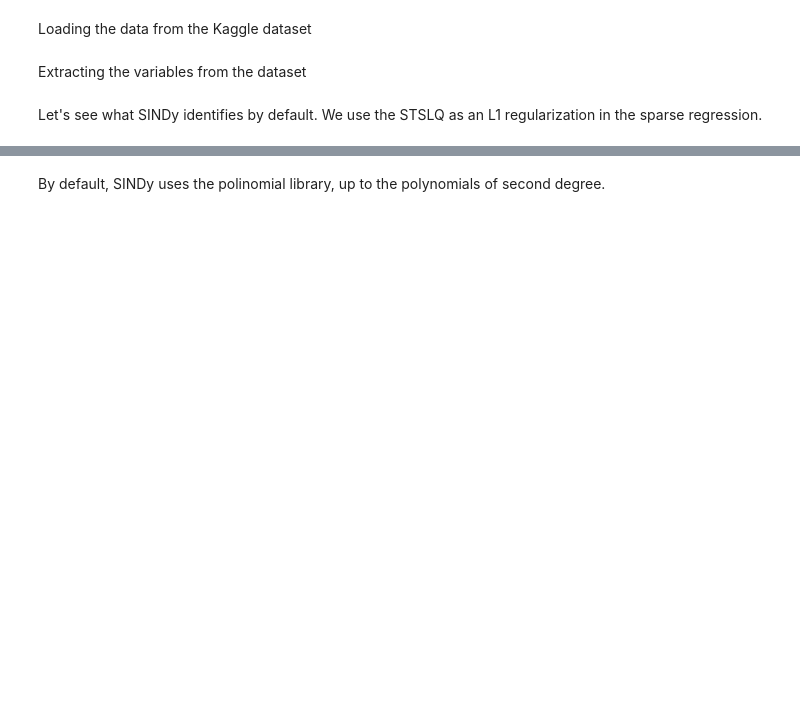
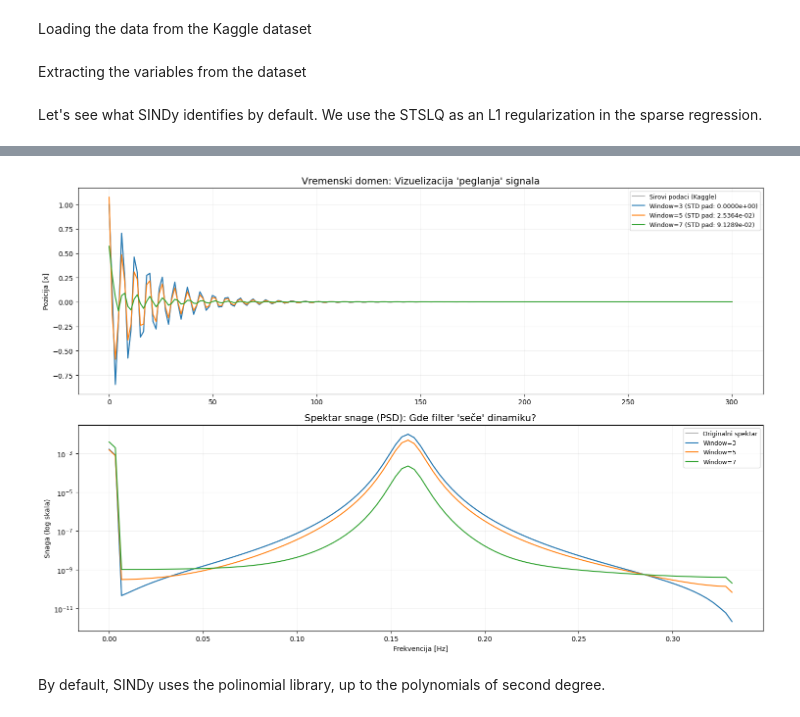
Before and after one commit to luka-lehotski/SINDy-rs, a Jupyter notebook: intro.ipynb, the cells around one changed output, grey strips where cells are left out. Cells and saved outputs as stored; diff of their text form; code cells hidden in the pictures; blank space fills up the shorter version.

Commit message:
Update with filter analysis

```diff
--- a/intro.ipynb
+++ b/intro.ipynb
@@ -43,3 +64,58 @@ Model score (R^2): 0.9539238386570577
+# %%
+from scipy import signal
+from scipy.signal import savgol_filter
+
+def analyze_filter(t, x_raw, window_lengths):
+    plt.figure(figsize=(15, 10))
+
+    # 1. Plot u vremenskom domenu (Zoom na jedan deo oscilacije)
+    plt.subplot(2, 1, 1)
+    plt.plot(t[:300], x_raw[:300], 'k', alpha=0.3, label='Sirovi podaci (Kaggle)')
+
+    # 2. Plot u frekventnom domenu (PSD)
+    plt.subplot(2, 1, 2)
+    fs = 1/(t[1]-t[0])
+    f, Pxx_den = signal.welch(x_raw, fs=fs)
+    plt.semilogy(f, Pxx_den, 'k', alpha=0.3, label='Originalni spektar')
+
+    for w in window_lengths:
+        # DIREKTNA PRIMENA SAVGOL FILTERA
+        # polyorder mora biti manji od window_length
+        x_filtered = savgol_filter(x_raw, window_length=w, polyorder=2)
+
+        # Izračunavanje pada STD devijacije
+        # Što je ovaj broj veći, to smo više "ispeglo" korisnih informacija
+        std_diff = np.std(x_raw) - np.std(x_filtered)
+
+        # Vremenski domen plot
+        plt.subplot(2, 1, 1)
+        plt.plot(t[:300], x_filtered[:300], label=f'Window={w} (STD pad: {std_diff:.4e})')
+
+        # Frekventni domen plot
+        f_filt, Pxx_filt = signal.welch(x_filtered, fs=fs)
+        plt.subplot(2, 1, 2)
+        plt.semilogy(f_filt, Pxx_filt, label=f'Window={w}')
+
+    plt.subplot(2, 1, 1)
+    plt.title("Vremenski domen: Vizuelizacija 'peglanja' signala", fontsize=14)
+    plt.ylabel("Pozicija [x]")
+    plt.legend(loc='upper right', fontsize=9)
+    plt.grid(True, alpha=0.2)
+
+    plt.subplot(2, 1, 2)
+    plt.title("Spektar snage (PSD): Gde filter 'seče' dinamiku?", fontsize=14)
+    plt.xlabel('Frekvencija [Hz]')
+    plt.ylabel('Snaga (log skala)')
+    plt.legend(loc='upper right', fontsize=9)
+    plt.grid(True, which="both", alpha=0.2)
+
+    plt.tight_layout()
+    plt.show()
+
+# Ponovi test sa ispravljenim parametrima
+analyze_filter(t, X[:, 0], window_lengths=[3, 5, 7])
+# %% [output]
+[figure, added]
 # %% [markdown]
 By default, SINDy uses the polinomial library, up to the polynomials of second degree.
 # %%
```
Also changed, not shown: parts of 9 cells of this notebook.
